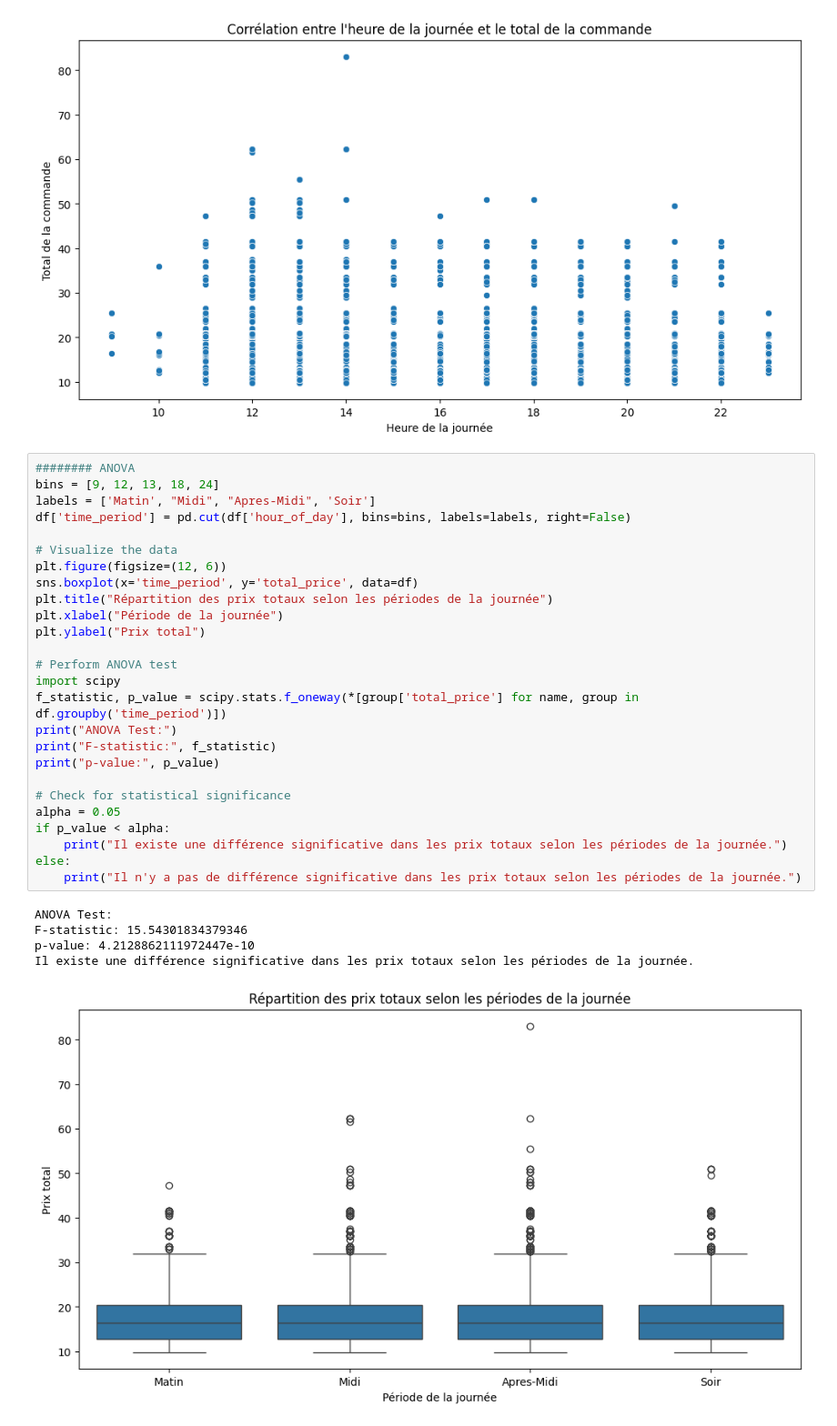
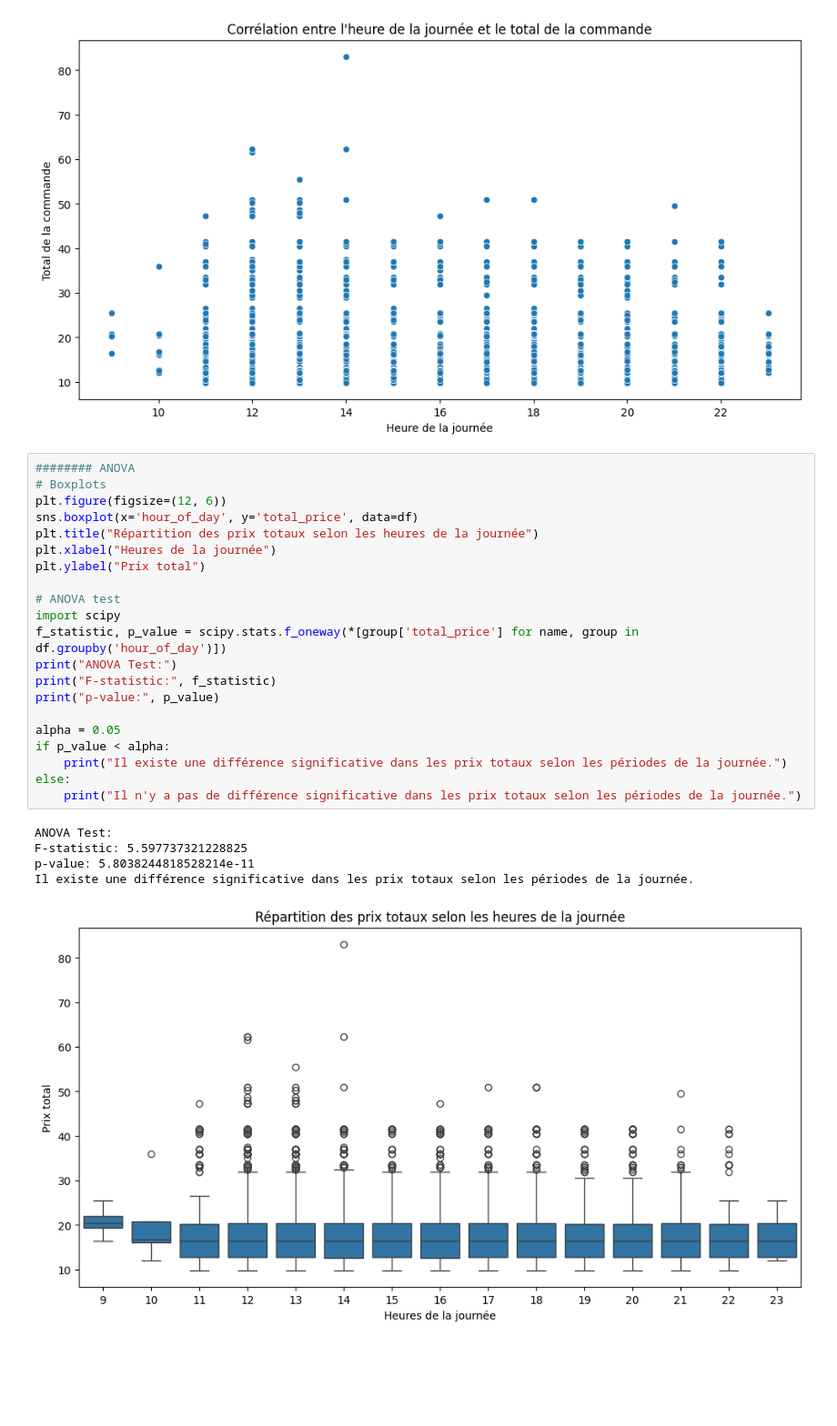
Before and after one commit to Aimen-prog/pizzaiojo, a Jupyter notebook: pizzaiolo.ipynb, the cells around one changed output. Shown at 91% size. Drawn from its saved outputs; the diff is of its cells as text; blank space fills up the shorter version.

```diff
--- a/pizzaiolo.ipynb
+++ b/pizzaiolo.ipynb
@@ -283,36 +289,31 @@ Text(0, 0.5, 'Total de la commande')
 [figure]
 # %%
 ######## ANOVA
-bins = [9, 12, 13, 18, 24]
-labels = ['Matin', "Midi", "Apres-Midi", 'Soir']
-df['time_period'] = pd.cut(df['hour_of_day'], bins=bins, labels=labels, right=False)
-
-# Visualize the data
+# Boxplots
 plt.figure(figsize=(12, 6))
-sns.boxplot(x='time_period', y='total_price', data=df)
-plt.title("Répartition des prix totaux selon les périodes de la journée")
-plt.xlabel("Période de la journée")
+sns.boxplot(x='hour_of_day', y='total_price', data=df)
+plt.title("Répartition des prix totaux selon les heures de la journée")
+plt.xlabel("Heures de la journée")
 plt.ylabel("Prix total")
 
-# Perform ANOVA test
+# ANOVA test
 import scipy
-f_statistic, p_value = scipy.stats.f_oneway(*[group['total_price'] for name, group in df.groupby('time_period')])
+f_statistic, p_value = scipy.stats.f_oneway(*[group['total_price'] for name, group in df.groupby('hour_of_day')])
 print("ANOVA Test:")
 print("F-statistic:", f_statistic)
 print("p-value:", p_value)
 
-# Check for statistical significance
 alpha = 0.05
 if p_value < alpha:
     print("Il existe une différence significative dans les prix totaux selon les périodes de la journée.")
 else:
     print("Il n'y a pas de différence significative dans les prix totaux selon les périodes de la journée.")
 # %% [output]
 ANOVA Test:
-F-statistic: 15.54301834379346
-p-value: 4.2128862111972447e-10
+F-statistic: 5.597737321228825
+p-value: 5.8038244818528214e-11
 Il existe une différence significative dans les prix totaux selon les périodes de la journée.
-[figure, old version]
+[figure, new version]
 # %%
 #Pizzas populaires :
 
```
Also changed, not shown: parts of 5 cells of this notebook, 1 other file.
